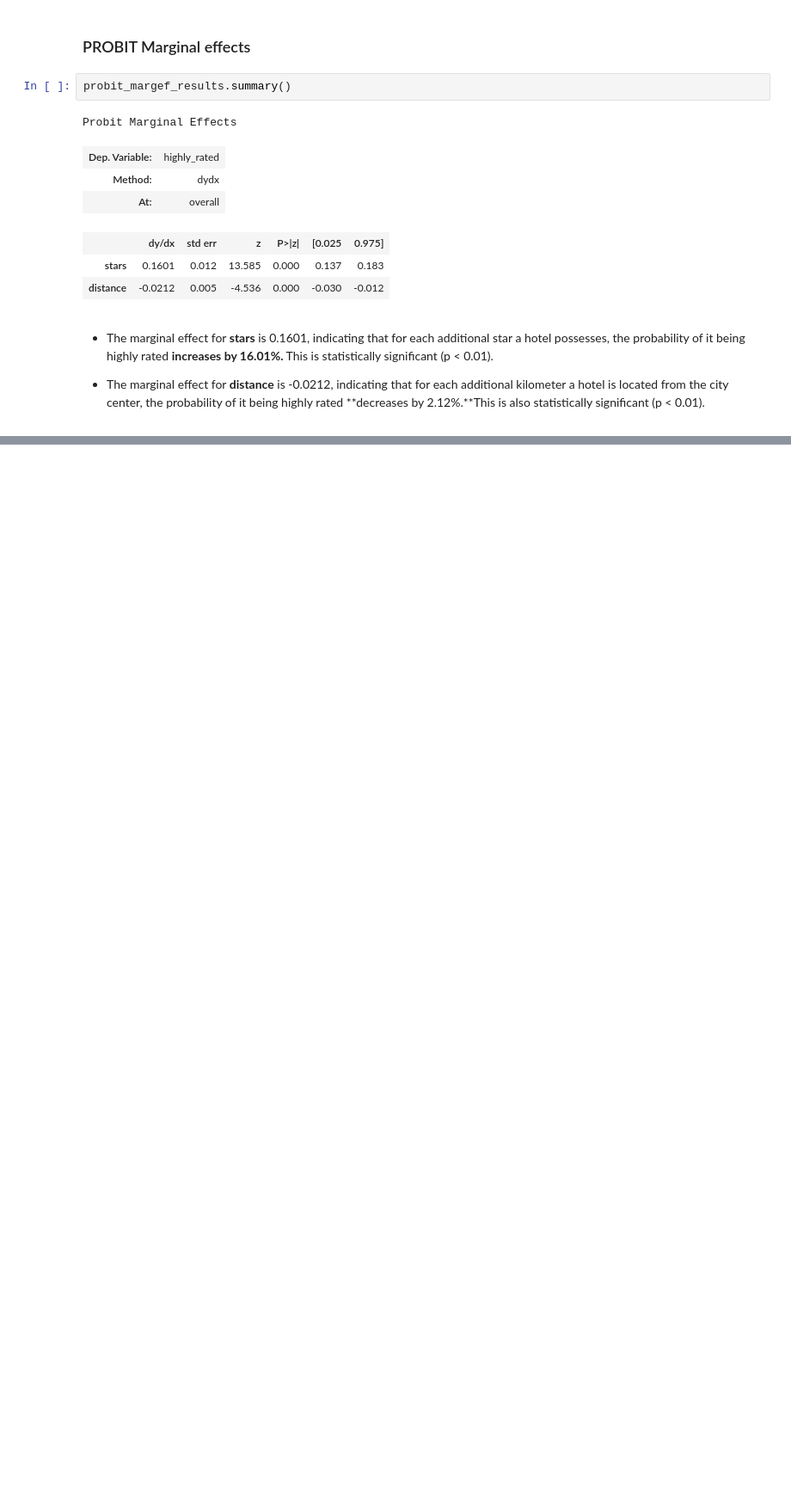
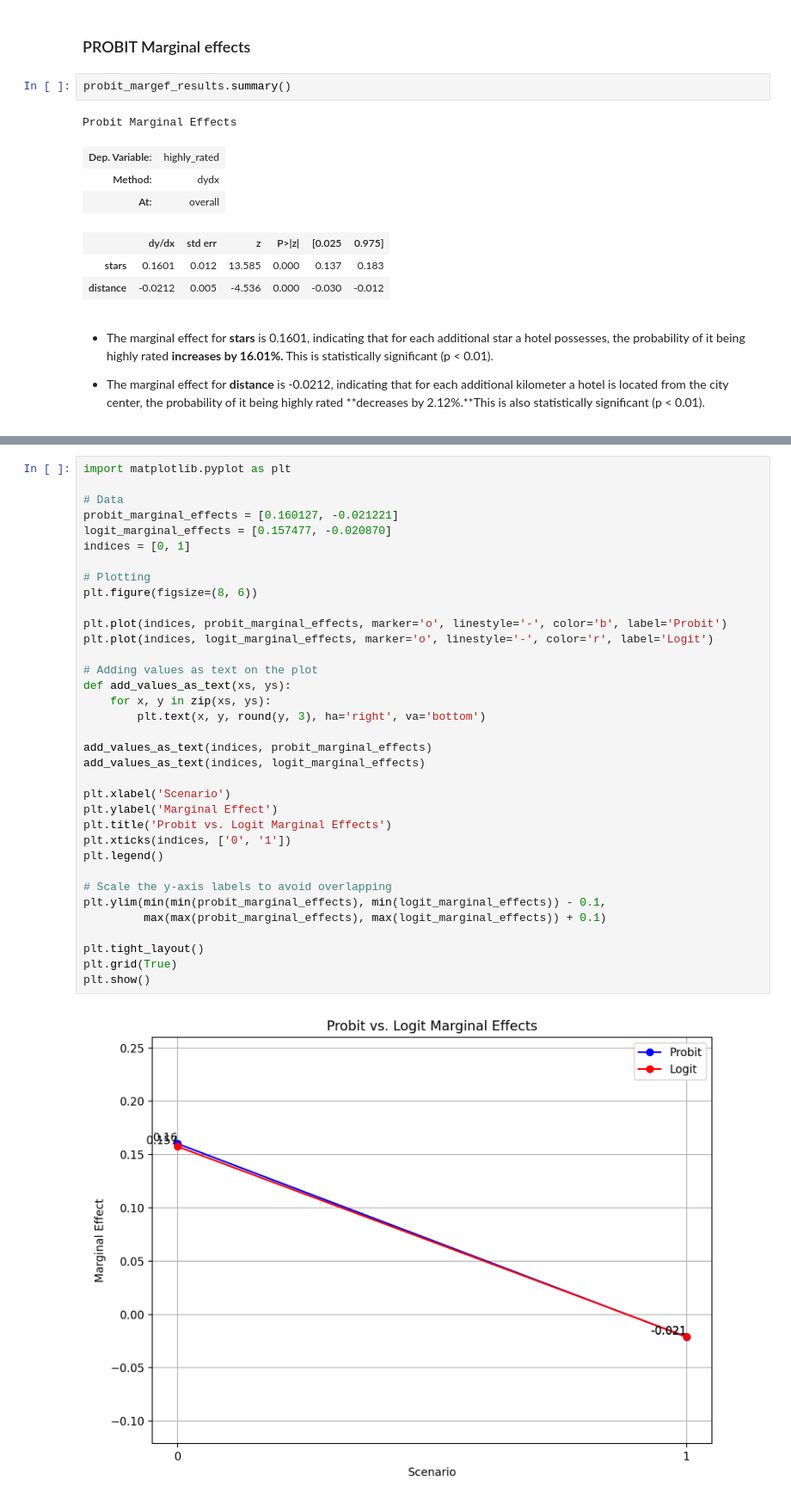
Before and after one commit to Alejandra-savagebriz/DA2, a Jupyter notebook: Assignment2_DA2.ipynb, the cells around one changed output, grey strips where cells are left out. Shown at 86% size. Cells and saved outputs as stored; diff of their text form; blank space fills up the shorter version.

Commit message:
Creating logit vs probit marginal effect table/graph

```diff
--- a/Assignment2_DA2.ipynb
+++ b/Assignment2_DA2.ipynb
@@ -1199,0 +1218,37 @@ Probit Marginal Effects
+# %%
+import matplotlib.pyplot as plt
+
+# Data
+probit_marginal_effects = [0.160127, -0.021221]
+logit_marginal_effects = [0.157477, -0.020870]
+indices = [0, 1]
+
+# Plotting
+plt.figure(figsize=(8, 6))
+
+plt.plot(indices, probit_marginal_effects, marker='o', linestyle='-', color='b', label='Probit')
+plt.plot(indices, logit_marginal_effects, marker='o', linestyle='-', color='r', label='Logit')
+
+# Adding values as text on the plot
+def add_values_as_text(xs, ys):
+    for x, y in zip(xs, ys):
+        plt.text(x, y, round(y, 3), ha='right', va='bottom')
+
+add_values_as_text(indices, probit_marginal_effects)
+add_values_as_text(indices, logit_marginal_effects)
+
+plt.xlabel('Scenario')
+plt.ylabel('Marginal Effect')
+plt.title('Probit vs. Logit Marginal Effects')
+plt.xticks(indices, ['0', '1'])
+plt.legend()
+
+# Scale the y-axis labels to avoid overlapping
+plt.ylim(min(min(probit_marginal_effects), min(logit_marginal_effects)) - 0.1,
+         max(max(probit_marginal_effects), max(logit_marginal_effects)) + 0.1)
+
+plt.tight_layout()
+plt.grid(True)
+plt.show()
+# %% [output]
+[figure, added]
```
Also changed, not shown: parts of 3 cells of this notebook.
